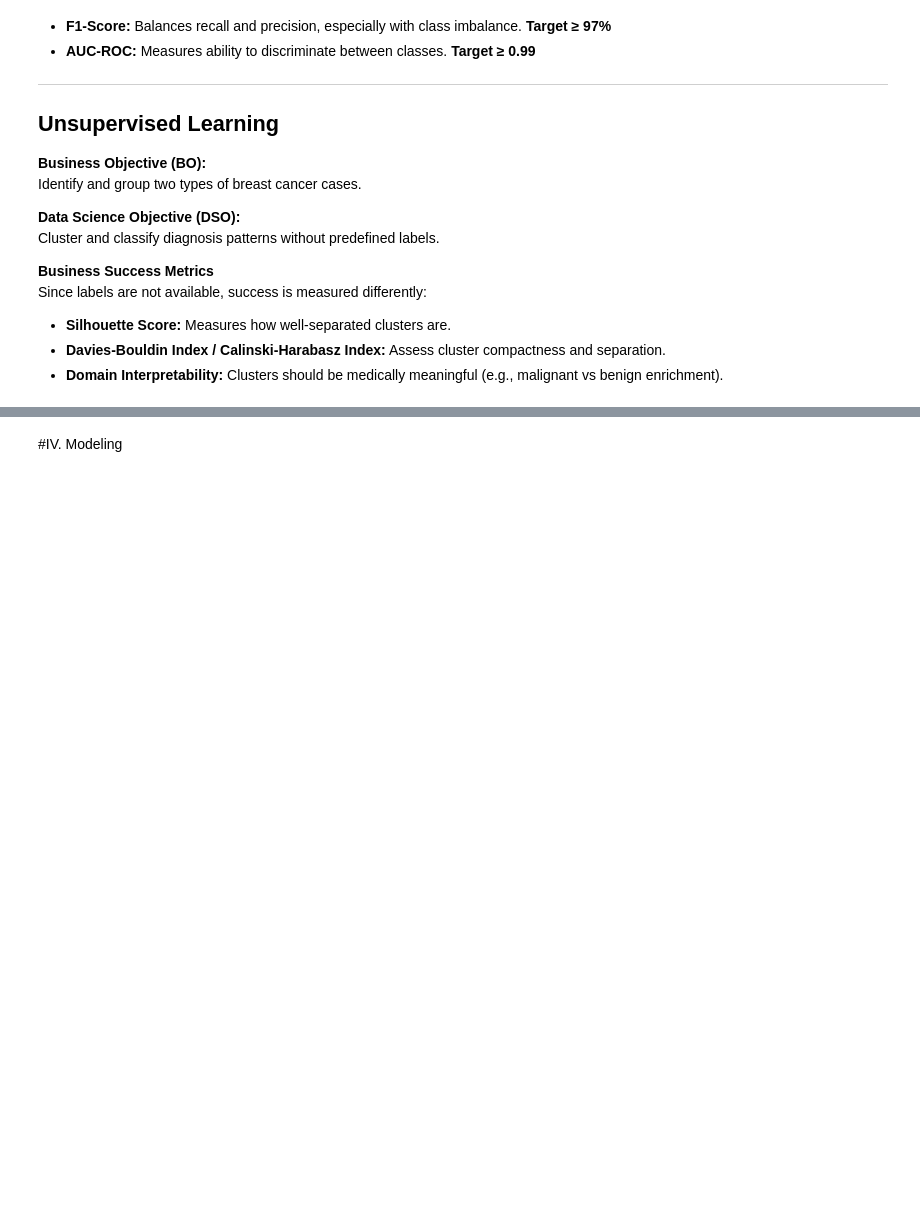
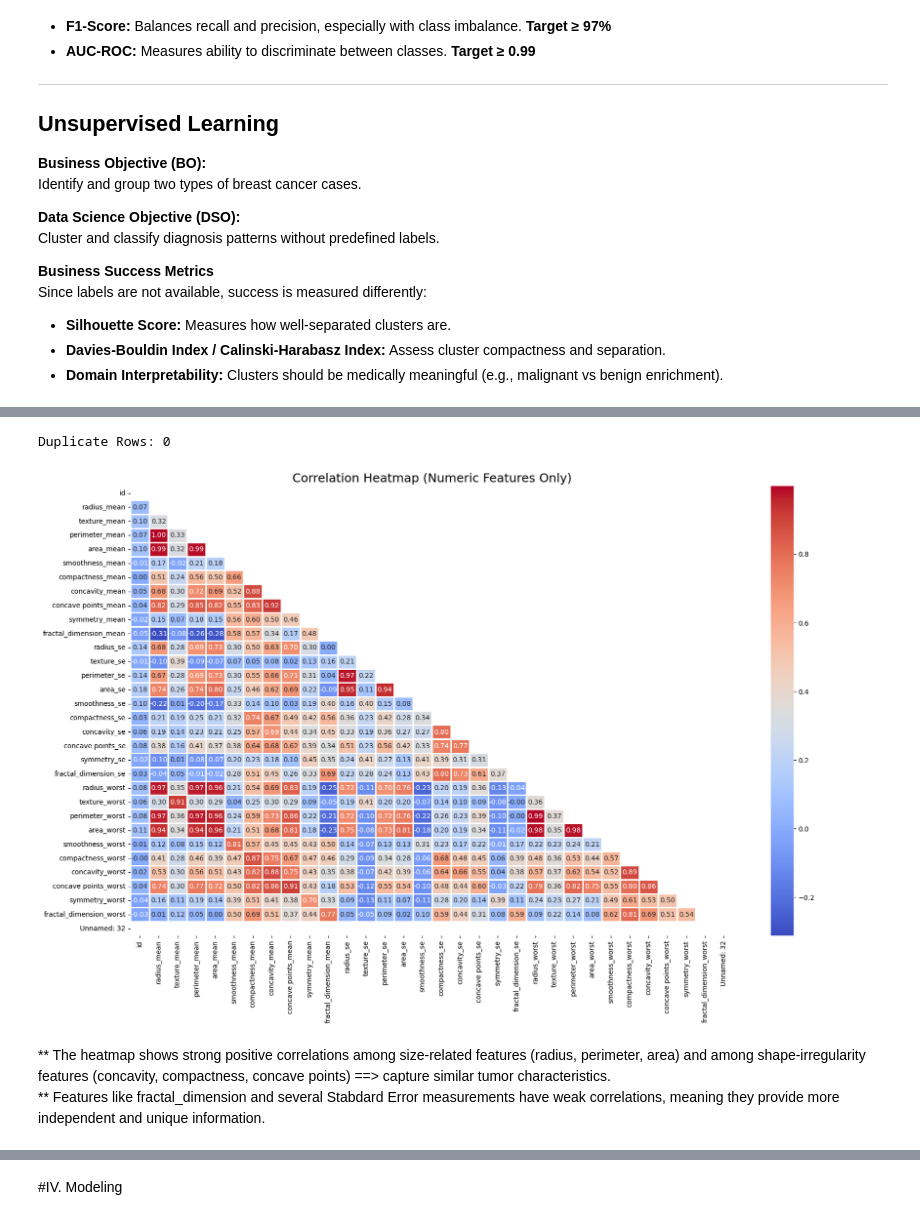
Before and after one commit to eyaguirat10/CoWin-Breast-Cancer-Detection, a Jupyter notebook: Breast_Cancer_Detection--Amal.ipynb, the cells around one changed output, grey strips where cells are left out. Drawn from its saved outputs; the diff is of its cells as text; code cells hidden in the pictures; blank space fills up the shorter version.

Commit message:
update data understanding

```diff
--- a/Breast_Cancer_Detection--Amal.ipynb
+++ b/Breast_Cancer_Detection--Amal.ipynb
@@ -59,3 +57,3 @@ ModuleNotFoundError: No module named 'numpy'
 # %%
-data=pd.read_csv('C:\Users\User\Desktop\MiniProjetML\CoWin-Breast-Cancer-Detection\Breast Cancer Wisconsin (Diagnostic) Data Set\data.csv')
+data=pd.read_csv('C:/Users/User/Desktop/MiniProjetML/CoWin-Breast-Cancer-Detection/Breast Cancer Wisconsin (Diagnostic) Data Set/data.csv')
 df=pd.DataFrame(data)
@@ -72,0 +197,32 @@ df.isnull().sum()
+# %%
+duplicates = df.duplicated().sum()
+print(f"Duplicate Rows: {duplicates}")
+# %% [output]
+Duplicate Rows: 0
+# %%
+plt.figure(figsize=(20, 12))
+
+# Compute correlation only on numeric columns
+numeric_df = df.select_dtypes(include=[np.number])
+corr = numeric_df.corr()
+
+# Create mask
+mask = np.triu(np.ones_like(corr, dtype=bool))
+
+# Plot
+sns.heatmap(
+    corr,
+    mask=mask,
+    linewidths=1,
+    annot=True,
+    fmt=".2f",
+    cmap="coolwarm"
+)
+
+plt.title("Correlation Heatmap (Numeric Features Only)", fontsize=18)
+plt.show()
+# %% [output]
+[figure, added]
+# %% [markdown]
+** The heatmap shows strong positive correlations among size-related features (radius, perimeter, area) and among shape-irregularity features (concavity, compactness, concave points) ==> capture similar tumor characteristics.
+** Features like fractal_dimension and several Stabdard Error measurements have weak correlations, meaning they provide more independent and unique information.
```
Also changed, not shown: parts of 18 cells of this notebook.
